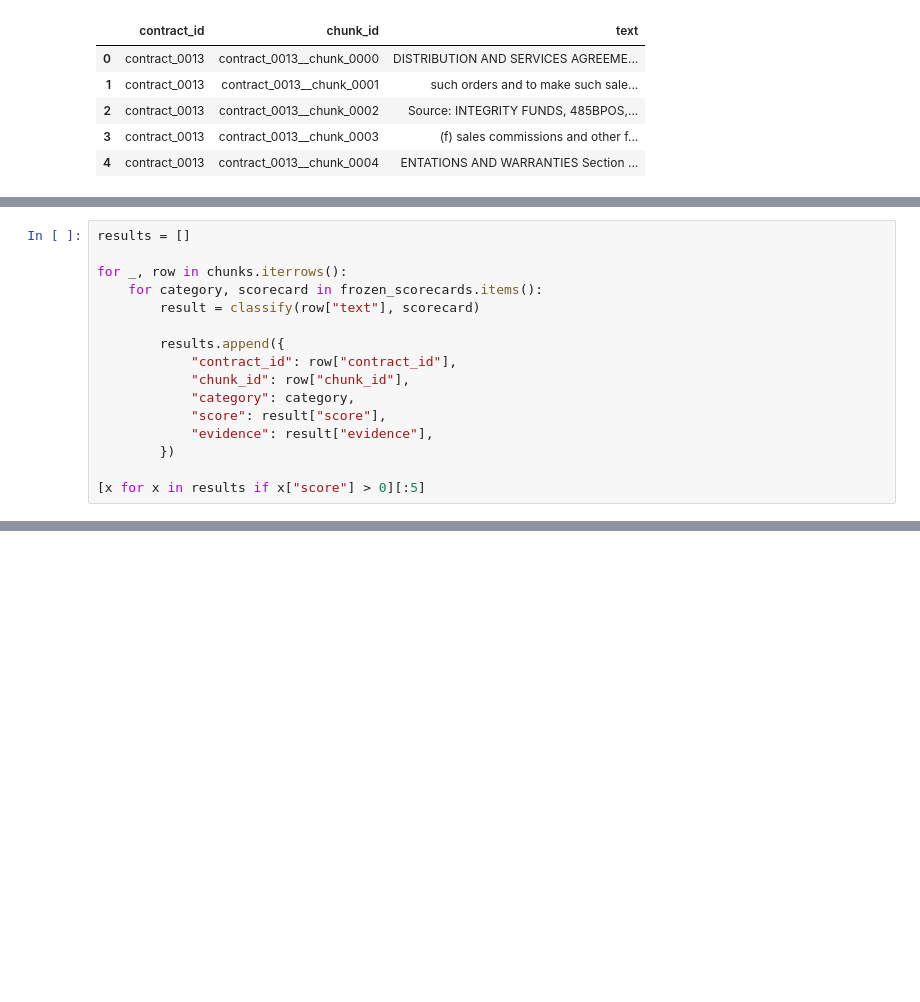
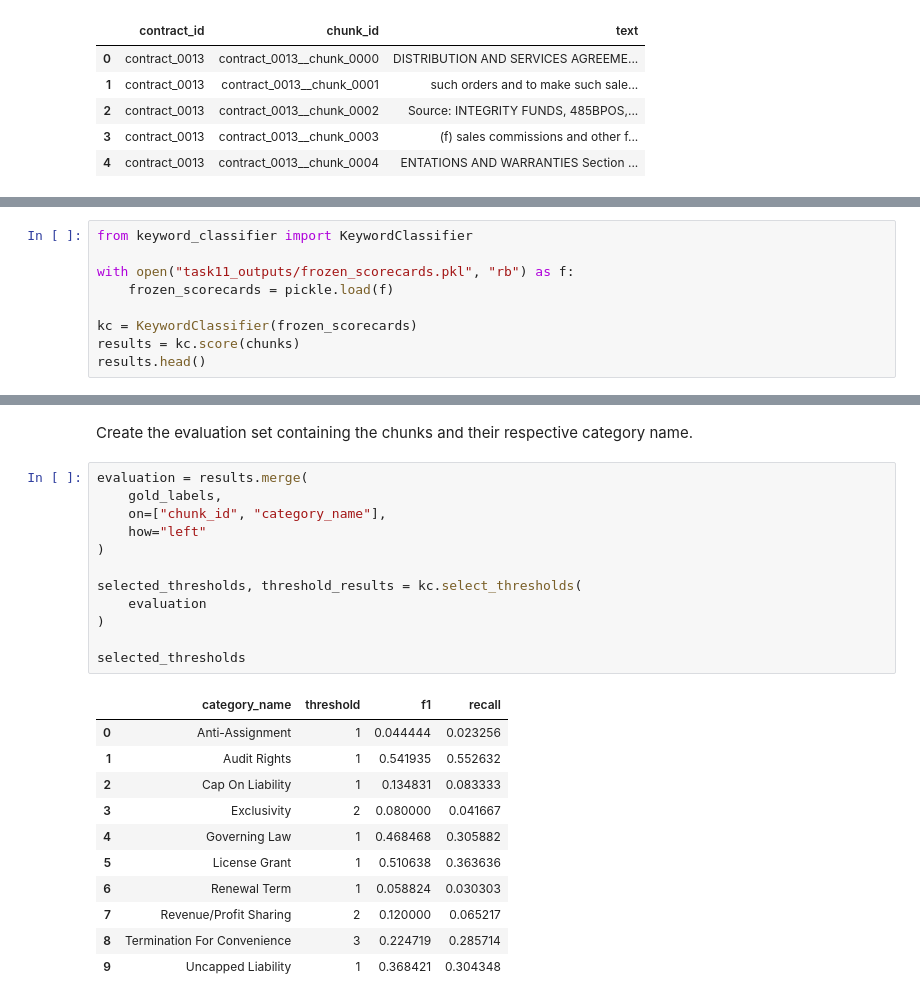
Before and after one commit to Break-Through-Tech/Accenture-1O-contract-review-challenge, a Jupyter notebook: notebooks/task11_keyword_baseline.ipynb, the cells around one changed output, grey strips where cells are left out. Cells and saved outputs as stored; diff of their text form; blank space fills up the shorter version.

Commit message:
created keyword classifer for baseline

```diff
--- a/notebooks/task11_keyword_baseline.ipynb
+++ b/notebooks/task11_keyword_baseline.ipynb
@@ -1666,17 +1632,10 @@ chunks[["contract_id", "chunk_id", "text"]].head()
 # %%
-results = []
+from keyword_classifier import KeywordClassifier
 
-for _, row in chunks.iterrows():
-    for category, scorecard in frozen_scorecards.items():
-        result = classify(row["text"], scorecard)
+with open("task11_outputs/frozen_scorecards.pkl", "rb") as f:
+    frozen_scorecards = pickle.load(f)
 
-        results.append({
-            "contract_id": row["contract_id"],
-            "chunk_id": row["chunk_id"],
-            "category": category,
-            "score": result["score"],
-            "evidence": result["evidence"],
-        })
-
-[x for x in results if x["score"] > 0][:5]
+kc = KeywordClassifier(frozen_scorecards)
+results = kc.score(chunks)
+results.head()
 # %% [output]
@@ -1703,0 +1711,26 @@ sum(r["score"] > 0 for r in results)
+# %% [markdown]
+Create the evaluation set containing the chunks and their respective category name.
+# %%
+evaluation = results.merge(
+    gold_labels,
+    on=["chunk_id", "category_name"],
+    how="left"
+)
+
+selected_thresholds, threshold_results = kc.select_thresholds(
+    evaluation
+)
+
+selected_thresholds
+# %% [output]
+|  | category_name | threshold | f1 | recall |
+| 0 | Anti-Assignment | 1 | 0.044444 | 0.023256 |
+| 1 | Audit Rights | 1 | 0.541935 | 0.552632 |
+| 2 | Cap On Liability | 1 | 0.134831 | 0.083333 |
+| 3 | Exclusivity | 2 | 0.080000 | 0.041667 |
+| 4 | Governing Law | 1 | 0.468468 | 0.305882 |
+| 5 | License Grant | 1 | 0.510638 | 0.363636 |
+| 6 | Renewal Term | 1 | 0.058824 | 0.030303 |
+| 7 | Revenue/Profit Sharing | 2 | 0.120000 | 0.065217 |
+| 8 | Termination For Convenience | 3 | 0.224719 | 0.285714 |
+| 9 | Uncapped Liability | 1 | 0.368421 | 0.304348 |
```
Also changed, not shown: parts of 22 cells of this notebook, 5 other files.
